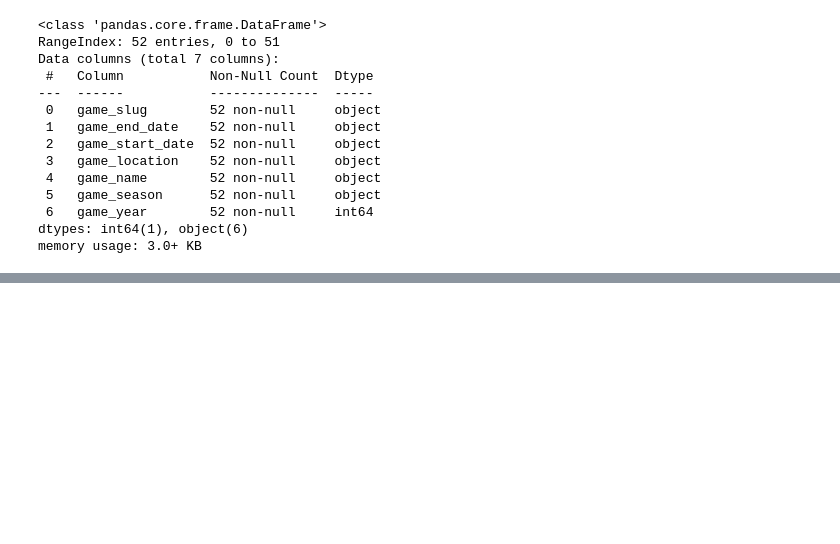
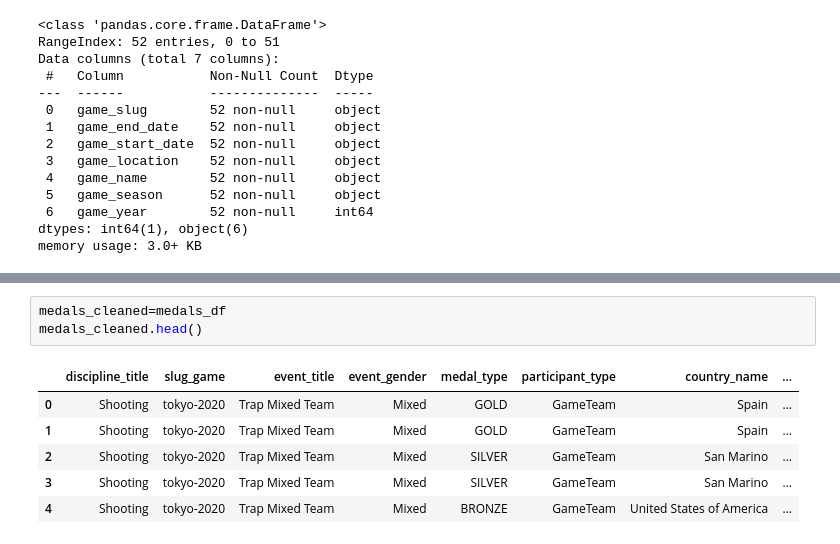
Before and after one commit to madrivers/Data_Bootcamp_Final_Project, a Jupyter notebook: olympics.ipynb, the cells around one changed output, grey strips where cells are left out. Cells and saved outputs as stored; diff of their text form; blank space fills up the shorter version.

```diff
--- a/olympics.ipynb
+++ b/olympics.ipynb
@@ -207,0 +206,10 @@ memory usage: 1.6+ MB
+# %%
+medals_cleaned=medals_df
+medals_cleaned.head()
+# %% [output]
+|  | discipline_title | slug_game | event_title | event_gender | medal_type | participant_type | country_name | ... |
+| 0 | Shooting | tokyo-2020 | Trap Mixed Team | Mixed | GOLD | GameTeam | Spain | ... |
+| 1 | Shooting | tokyo-2020 | Trap Mixed Team | Mixed | GOLD | GameTeam | Spain | ... |
+| 2 | Shooting | tokyo-2020 | Trap Mixed Team | Mixed | SILVER | GameTeam | San Marino | ... |
+| 3 | Shooting | tokyo-2020 | Trap Mixed Team | Mixed | SILVER | GameTeam | San Marino | ... |
+| 4 | Shooting | tokyo-2020 | Trap Mixed Team | Mixed | BRONZE | GameTeam | United States of America | ... |
```
Also changed, not shown: parts of 10 cells of this notebook.
